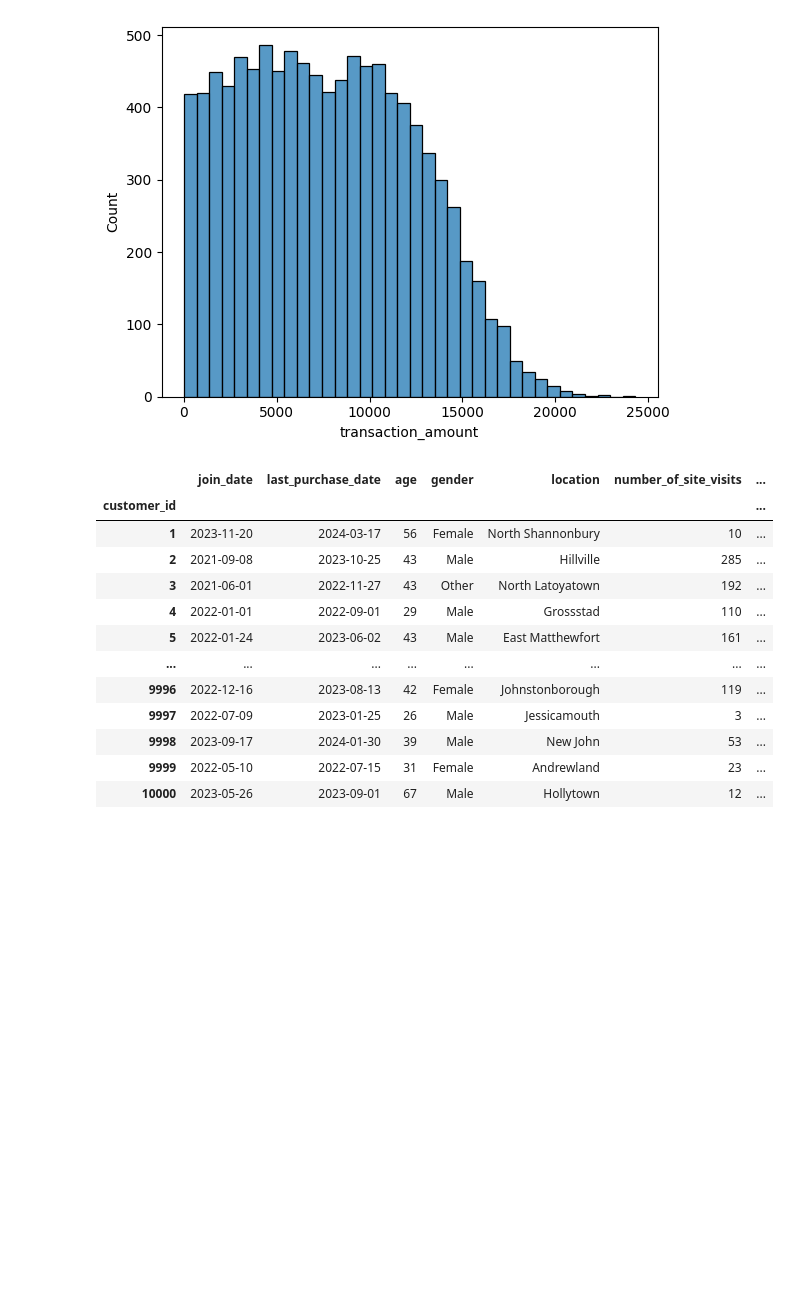
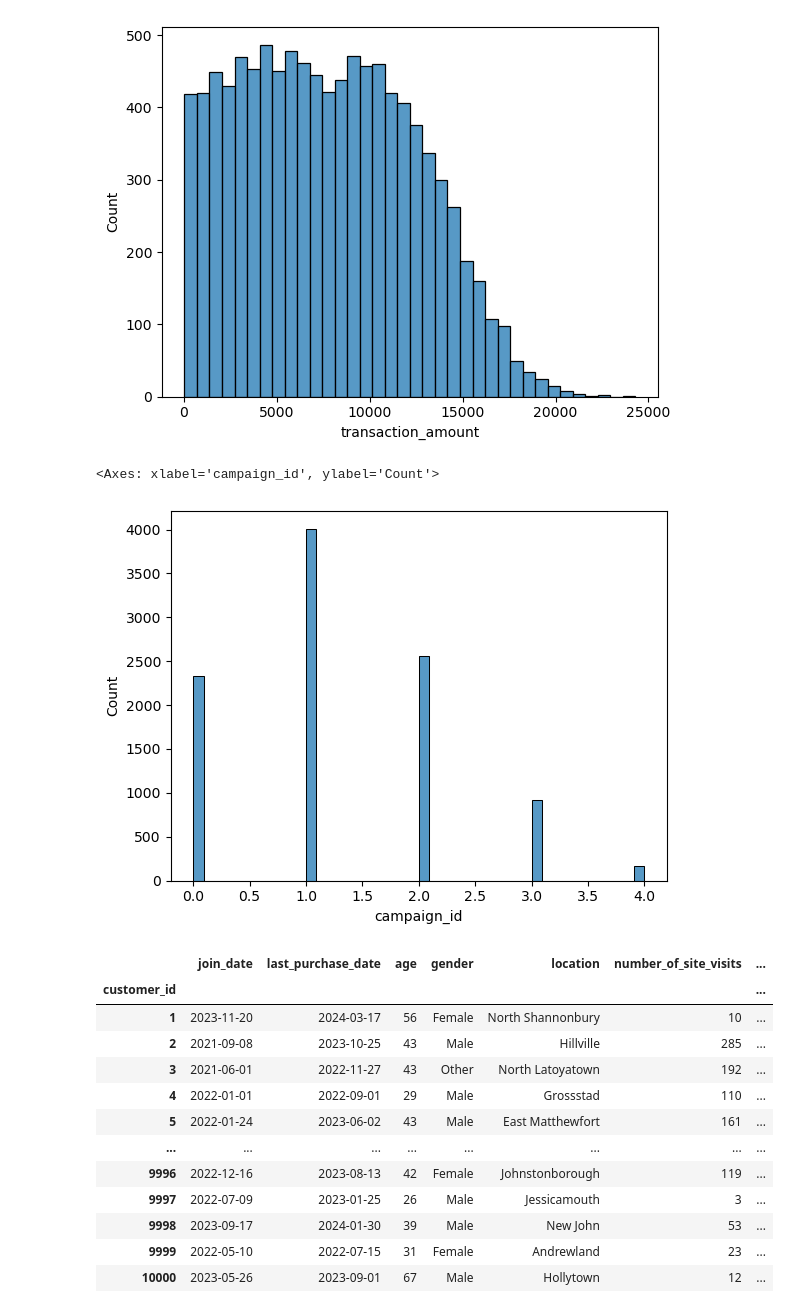
Before and after one commit to qmdismnp/Schulich_DS_MBAN, a Jupyter notebook: v2_assignment2.ipynb, the cells around one changed output. Drawn from its saved outputs; the diff is of its cells as text; code cells hidden in the pictures; blank space fills up the shorter version.

```diff
--- a/v2_assignment2.ipynb
+++ b/v2_assignment2.ipynb
@@ -301,6 +305,11 @@ sns.histplot(joint_data_yes['transaction_amount'])
 # %% [output]
 <Axes: xlabel='transaction_amount', ylabel='Count'>
 [figure]
+# %%
+sns.histplot(joint_data_yes['campaign_id'])
+# %% [output]
+<Axes: xlabel='campaign_id', ylabel='Count'>
+[figure, added]
 # %%
 #create a new column named 'average_purchase_value'
 joint_data_yes['avg_purchase_per_transaction'] = joint_data_yes['transaction_amount']/joint_data_yes['transaction_id']
```
Also changed, not shown: parts of 49 cells of this notebook, 2 other files.
